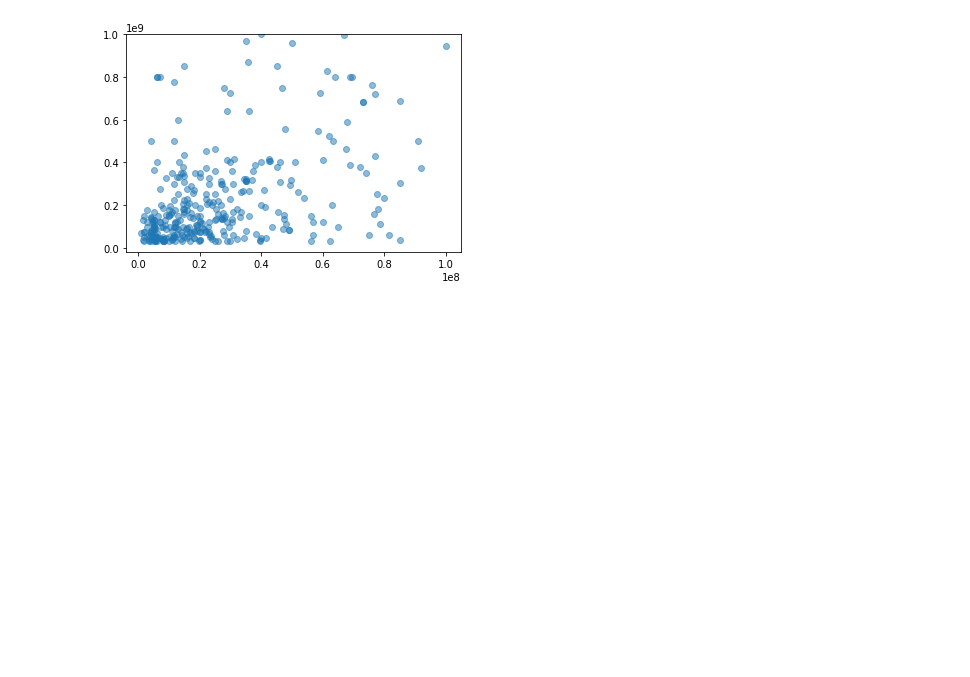
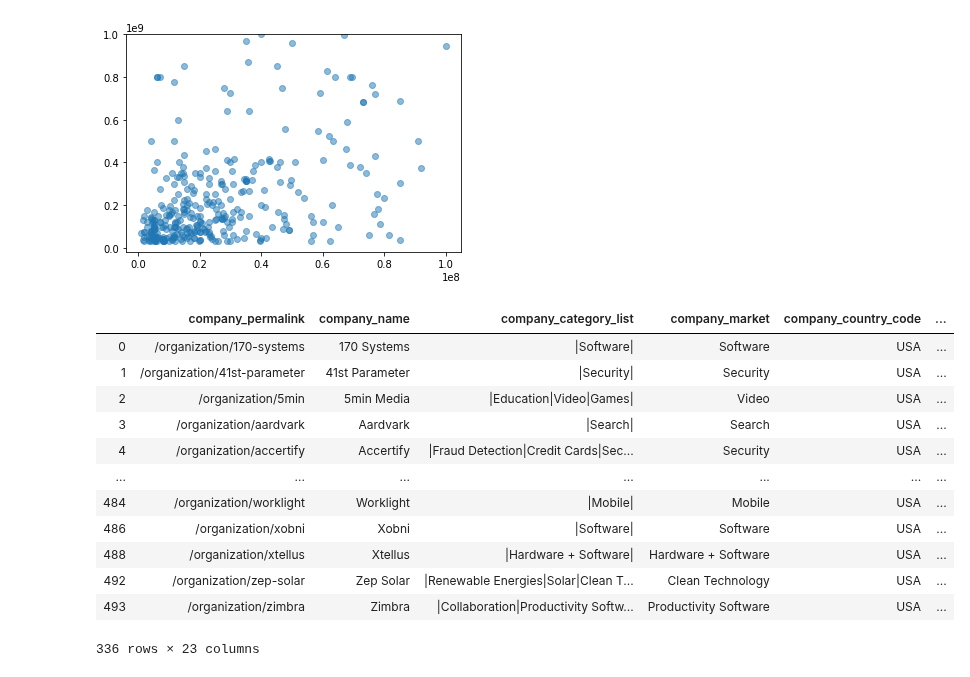
Before and after one commit to jjhuang22/cs171-final-project, a Jupyter notebook: data/scripts/scatterPlot.ipynb, the cells around one changed output. Saved outputs shown, nothing was run; the diff lists cells and outputs as text; code cells hidden in the pictures; blank space fills up the shorter version.

```diff
--- a/data/scripts/scatterPlot.ipynb
+++ b/data/scripts/scatterPlot.ipynb
@@ -30,5 +30,24 @@ plt.ylim(top = 1e9)
 # %% [output]
 (-18500000.01517661, 1000000000.0)
 [figure]
+# %%
+plot_df['price_amount'] = plot_df['price_amount'] / 1000000
+plot_df['raised_amount_usd'] = plot_df['raised_amount_usd'] / 1000000
+# %%
+plot_df
+# %% [output]
+|  | company_permalink | company_name | company_category_list | company_market | company_country_code | ... |
+| 0 | /organization/170-systems | 170 Systems | |Software| | Software | USA | ... |
+| 1 | /organization/41st-parameter | 41st Parameter | |Security| | Security | USA | ... |
+| 2 | /organization/5min | 5min Media | |Education|Video|Games| | Video | USA | ... |
+| 3 | /organization/aardvark | Aardvark | |Search| | Search | USA | ... |
+| 4 | /organization/accertify | Accertify | |Fraud Detection|Credit Cards|Sec... | Security | USA | ... |
+| ... | ... | ... | ... | ... | ... | ... |
+| 484 | /organization/worklight | Worklight | |Mobile| | Mobile | USA | ... |
+| 486 | /organization/xobni | Xobni | |Software| | Software | USA | ... |
+| 488 | /organization/xtellus | Xtellus | |Hardware + Software| | Hardware + Software | USA | ... |
+| 492 | /organization/zep-solar | Zep Solar | |Renewable Energies|Solar|Clean T... | Clean Technology | USA | ... |
+| 493 | /organization/zimbra | Zimbra | |Collaboration|Productivity Softw... | Productivity Software | USA | ... |
+336 rows × 23 columns
 # %%
 plot_df.to_csv('../clean/scatterplot.csv')
```
Also changed, not shown: 1 other file.
